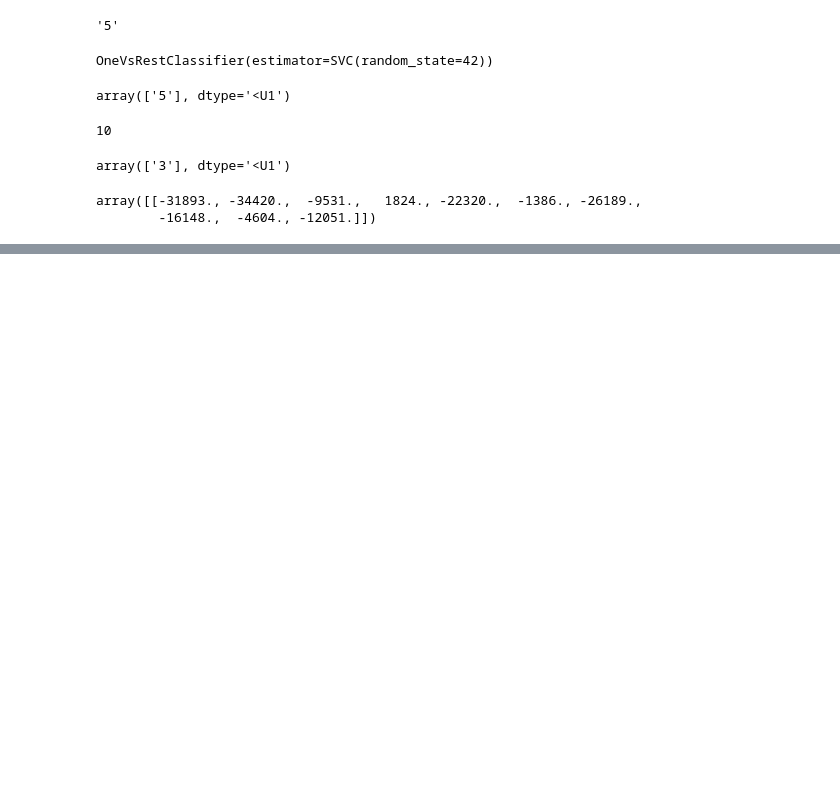
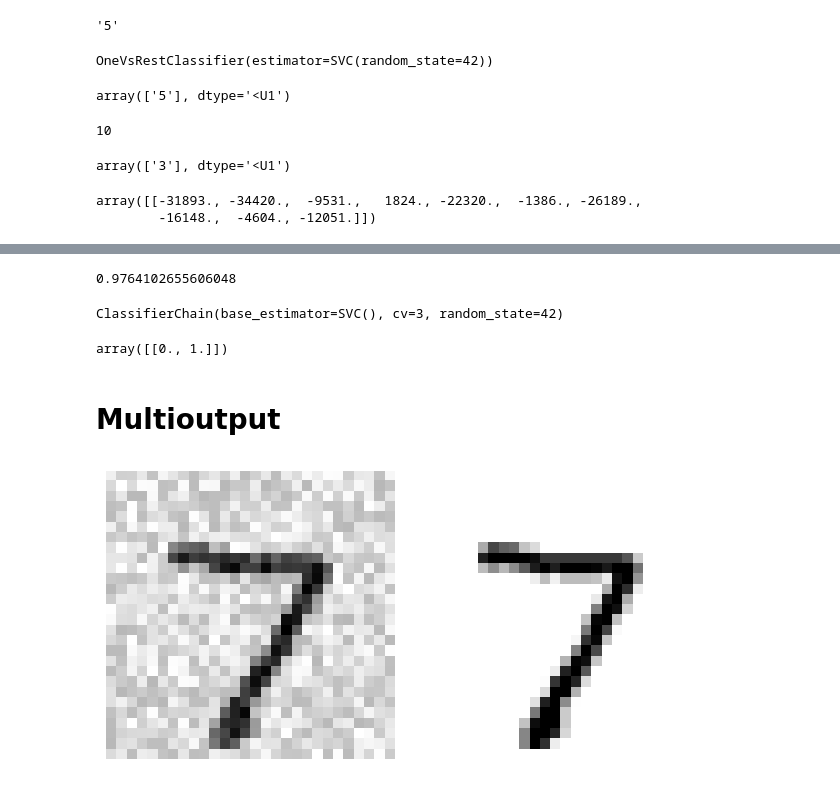
Before and after one commit to ShababKarim/hands-on-machine-learning, a Jupyter notebook: ch_3/main.ipynb, the cells around one changed output, grey strips where cells are left out. Saved outputs shown, nothing was run; the diff lists cells and outputs as text; code cells hidden in the pictures; blank space fills up the shorter version.

```diff
--- a/ch_3/main.ipynb
+++ b/ch_3/main.ipynb
@@ -319,0 +342,37 @@ array([[-31893., -34420.,  -9531.,   1824., -22320.,  -1386., -26189.,
+# %%
+y_train_knn_pred = cross_val_predict(knn_clf, X_train, y_multilabel, cv=3)
+# Macro assumes that each label is equally weighted
+f1_score(y_multilabel, y_train_knn_pred, average="macro")
+# %% [output]
+0.9764102655606048
+# %%
+from sklearn.multioutput import ClassifierChain
+
+chain_clf = ClassifierChain(SVC(), cv=3, random_state=42)
+chain_clf.fit(X_train[:2000], y_multilabel[:2000])
+# %% [output]
+ClassifierChain(base_estimator=SVC(), cv=3, random_state=42)
+# %%
+chain_clf.predict([some_digit])
+# %% [output]
+array([[0., 1.]])
+# %% [markdown]
+# Multioutput
+# %%
+# Essentially we treat the 784 cells with values from 0-255 as our "multi-output"
+# Sometimes this can be confused with regression
+np.random.seed(42)
+noise = np.random.randint(0, 100, (len(X_train), 784))
+X_train_mod = X_train + noise
+noise = np.random.randint(0, 100, (len(X_test), 784))
+X_test_mod = X_test + noise
+y_train_mod = X_train
+y_test_mod = X_test
+# %%
+# extra code
+plt.subplot(121); plot_digit(X_test_mod[0])
+plt.subplot(122); plot_digit(y_test_mod[0])
+save_fig("noisy_digit_example_plot")
+plt.show()
+# %% [output]
+[figure, added]
```
Also changed, not shown: parts of 39 cells of this notebook, 10 other files.
